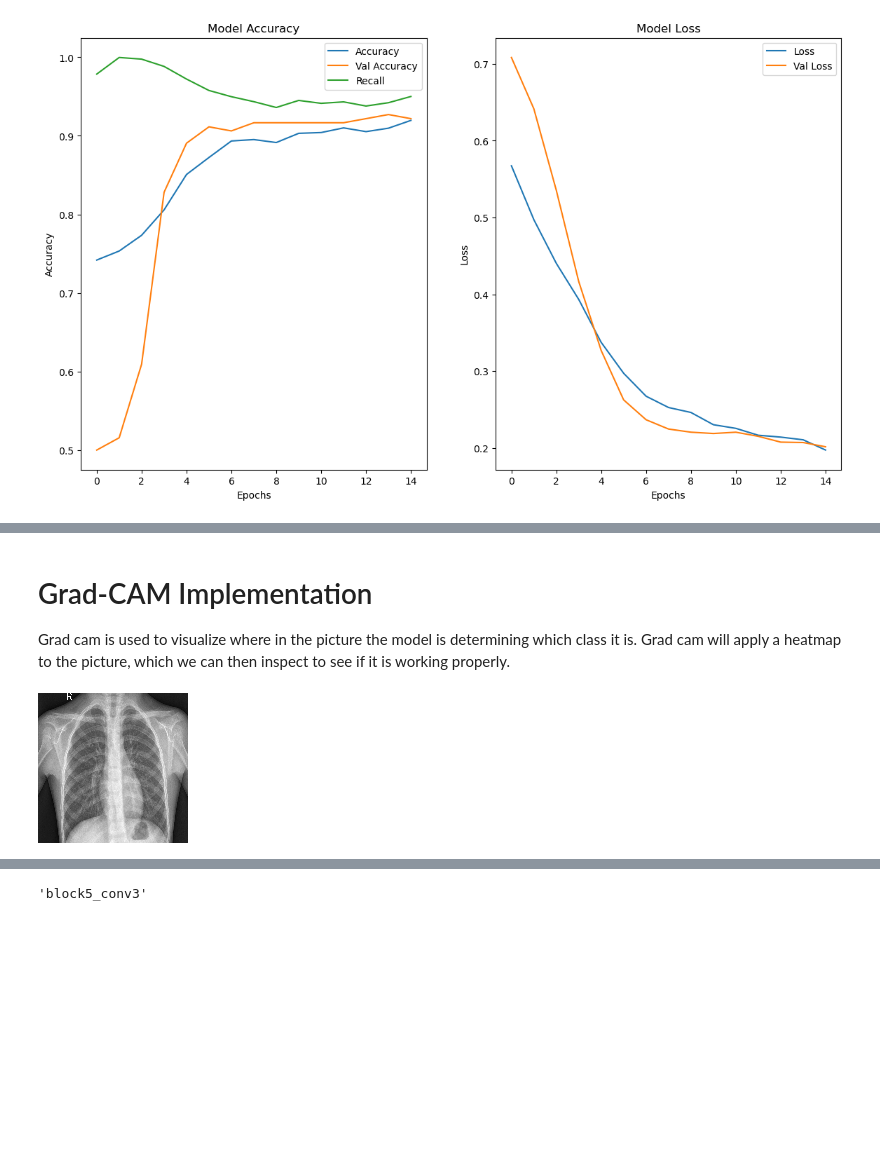
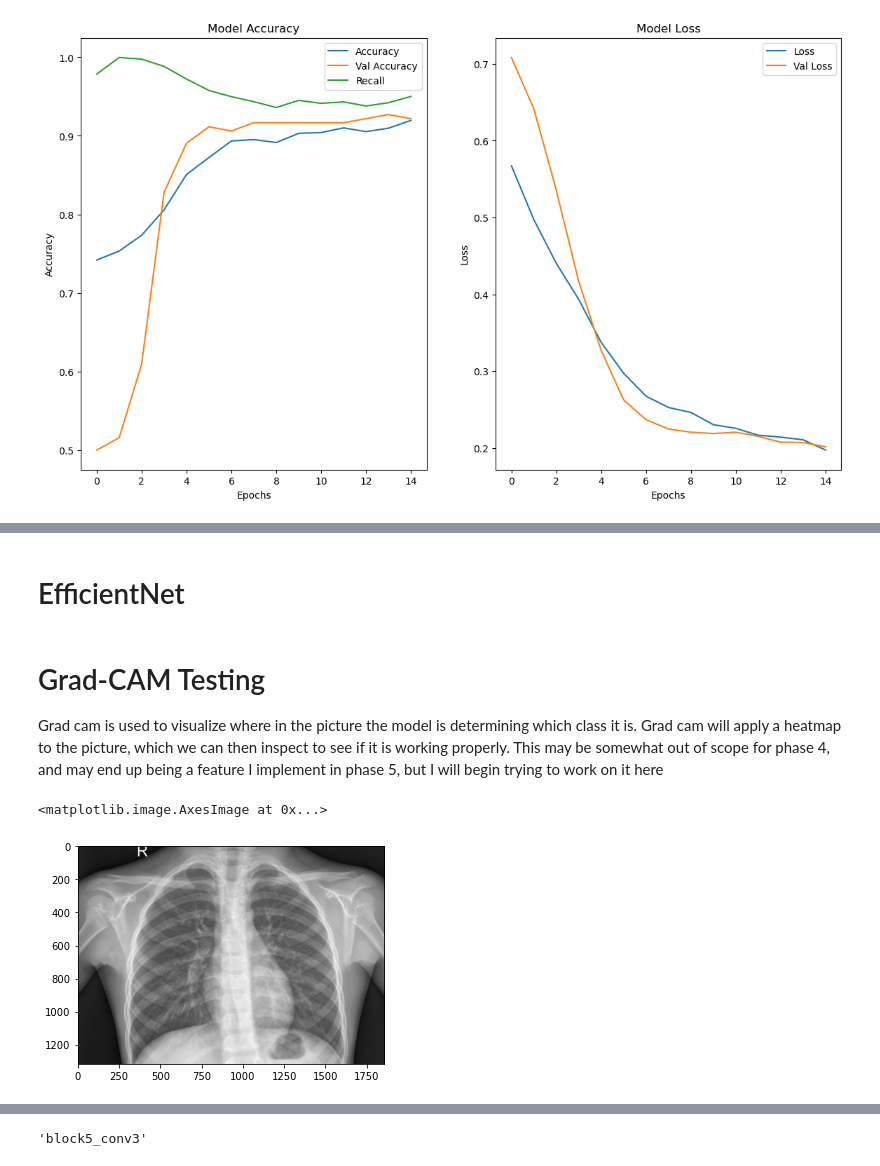
Before and after one commit to Zxhjlk/Phase4Project, a Jupyter notebook: notebooks/Modeling.ipynb, the cells around one changed output, grey strips where cells are left out. Drawn from its saved outputs; the diff is of its cells as text; code cells hidden in the pictures; blank space fills up the shorter version.

```diff
--- a/notebooks/Modeling.ipynb
+++ b/notebooks/Modeling.ipynb
@@ -413,9 +496,13 @@ Text(0.5, 1.0, 'Model Loss')
+# %% [markdown]
+# EfficientNet
 # %% [markdown]
-# Grad-CAM Implementation
+# Grad-CAM Testing
 
-Grad cam is used to visualize where in the picture the model is determining which class it is. Grad cam will apply a heatmap to the picture, which we can then inspect to see if it is working properly.
+Grad cam is used to visualize where in the picture the model is determining which class it is. Grad cam will apply a heatmap to the picture, which we can then inspect to see if it is working properly. This may be somewhat out of scope for phase 4, and may end up being a feature I implement in phase 5, but I will begin trying to work on it here
 # %%
-image = keras.utils.load_img('../data/test/NORMAL/IM-0001-0001.jpeg', target_size=(150,150))
-image
+#image = keras.utils.load_img('../data/test/NORMAL/IM-0001-0001.jpeg', target_size=(150,150))
+image = keras.preprocessing.image.load_img('../data/test/NORMAL/IM-0001-0001.jpeg')
+plt.imshow(image)
 # %% [output]
+<matplotlib.image.AxesImage at 0x...>
-[figure, old version]
+[figure, new version]
```
Also changed, not shown: parts of 18 cells of this notebook, 1 other file.
